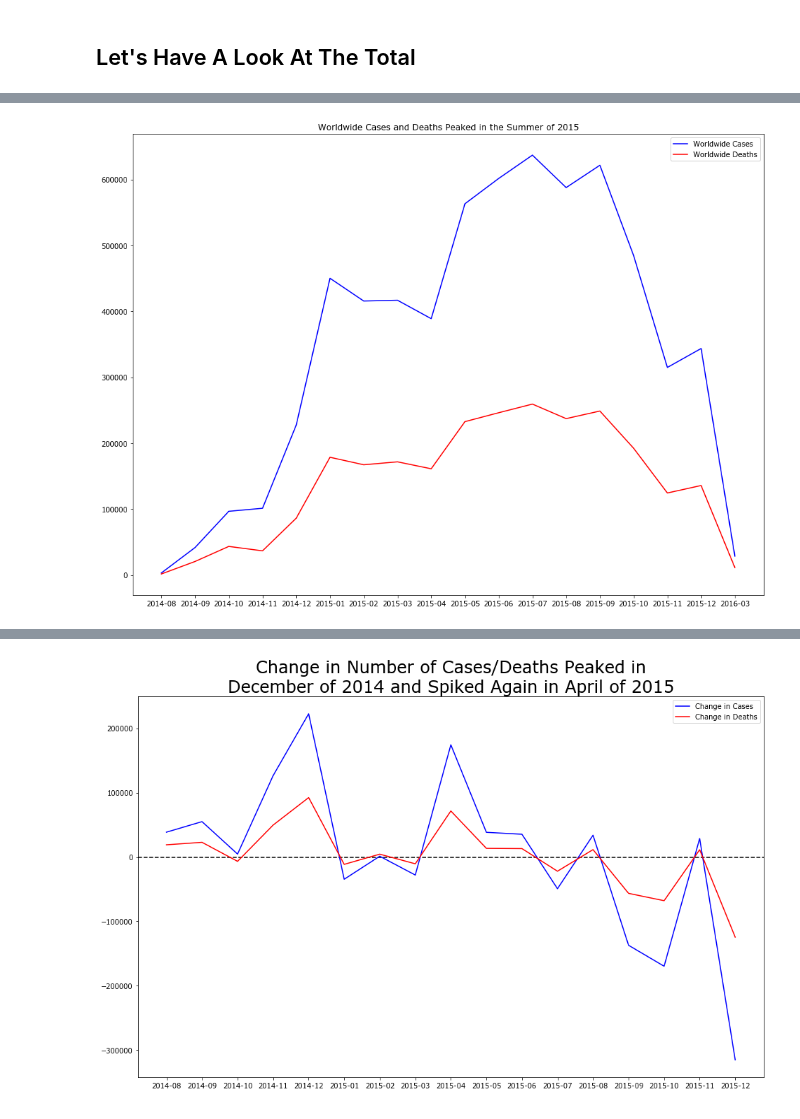
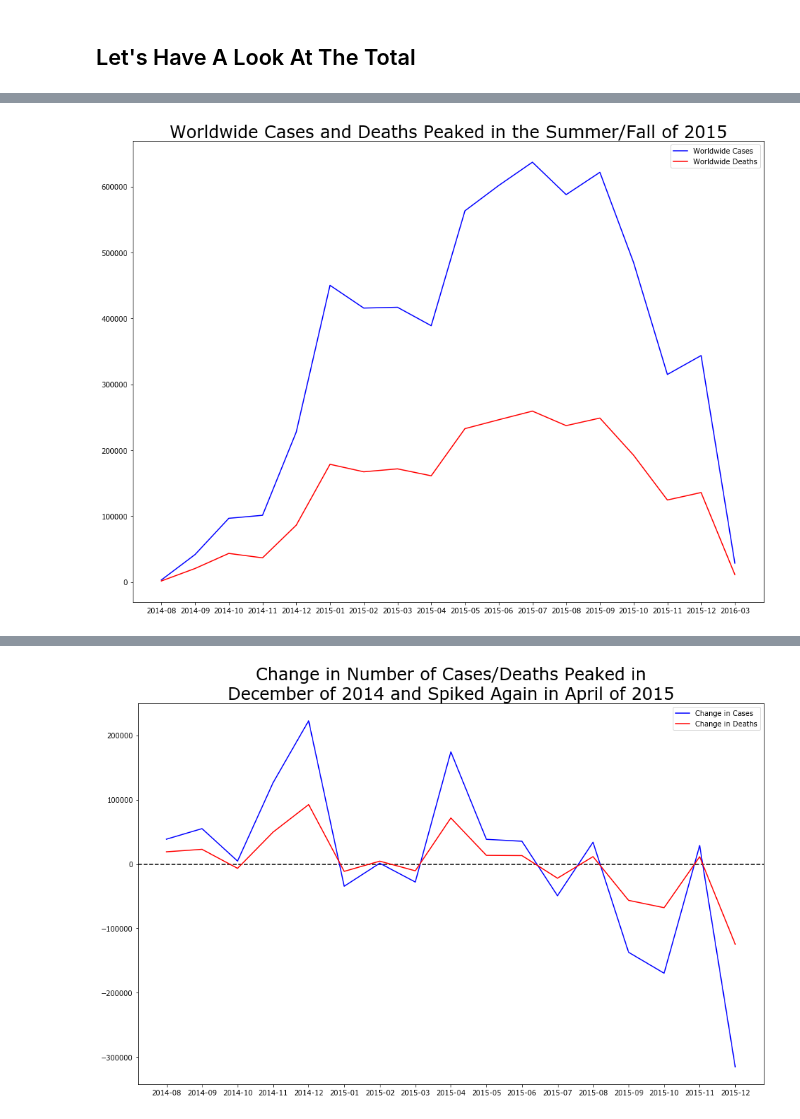
Before and after one commit to nmwhitehead/Ebola, a Jupyter notebook: Ebola.ipynb, the cells around one changed output, grey strips where cells are left out. Saved outputs shown, nothing was run; the diff lists cells and outputs as text; code cells hidden in the pictures.

```diff
--- a/Ebola.ipynb
+++ b/Ebola.ipynb
@@ -133,11 +130,11 @@ monthly_world_data.plot(
 # %%
 plt.figure(figsize=(16,12))
 
-plt.title('Worldwide Cases and Deaths Peaked in the Summer of 2015')
+plt.title('Worldwide Cases and Deaths Peaked in the Summer/Fall of 2015', fontsize=24)
 
 plt.plot(monthly_world_data['No. of confirmed, probable and suspected cases'], label='Worldwide Cases', color='blue')
 plt.plot(monthly_world_data['No. of confirmed, probable and suspected deaths'], label='Worldwide Deaths', color='red')
 
 plt.legend();
 # %% [output]
-[figure, old version]
+[figure, new version]
```
Also changed, not shown: parts of 4 cells of this notebook, 4 other files.
